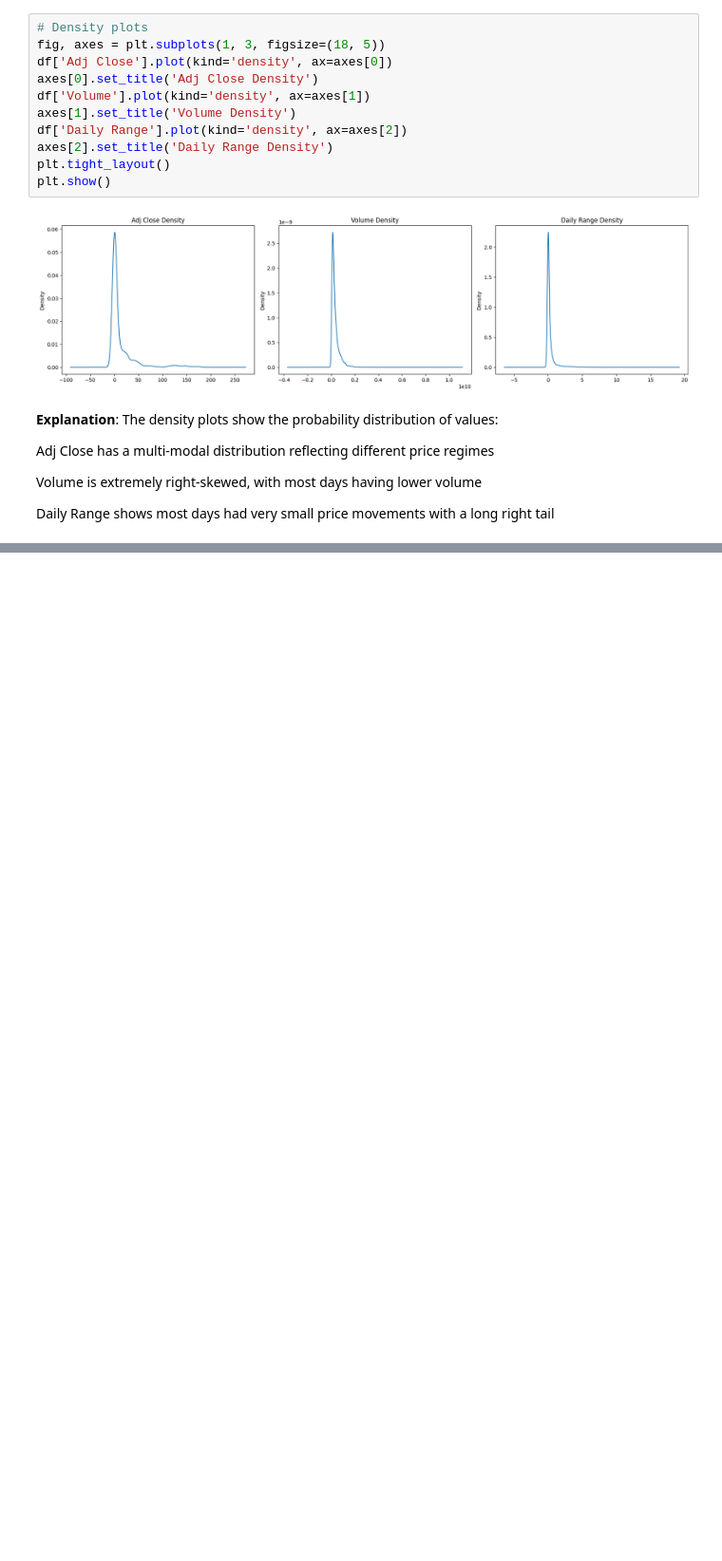
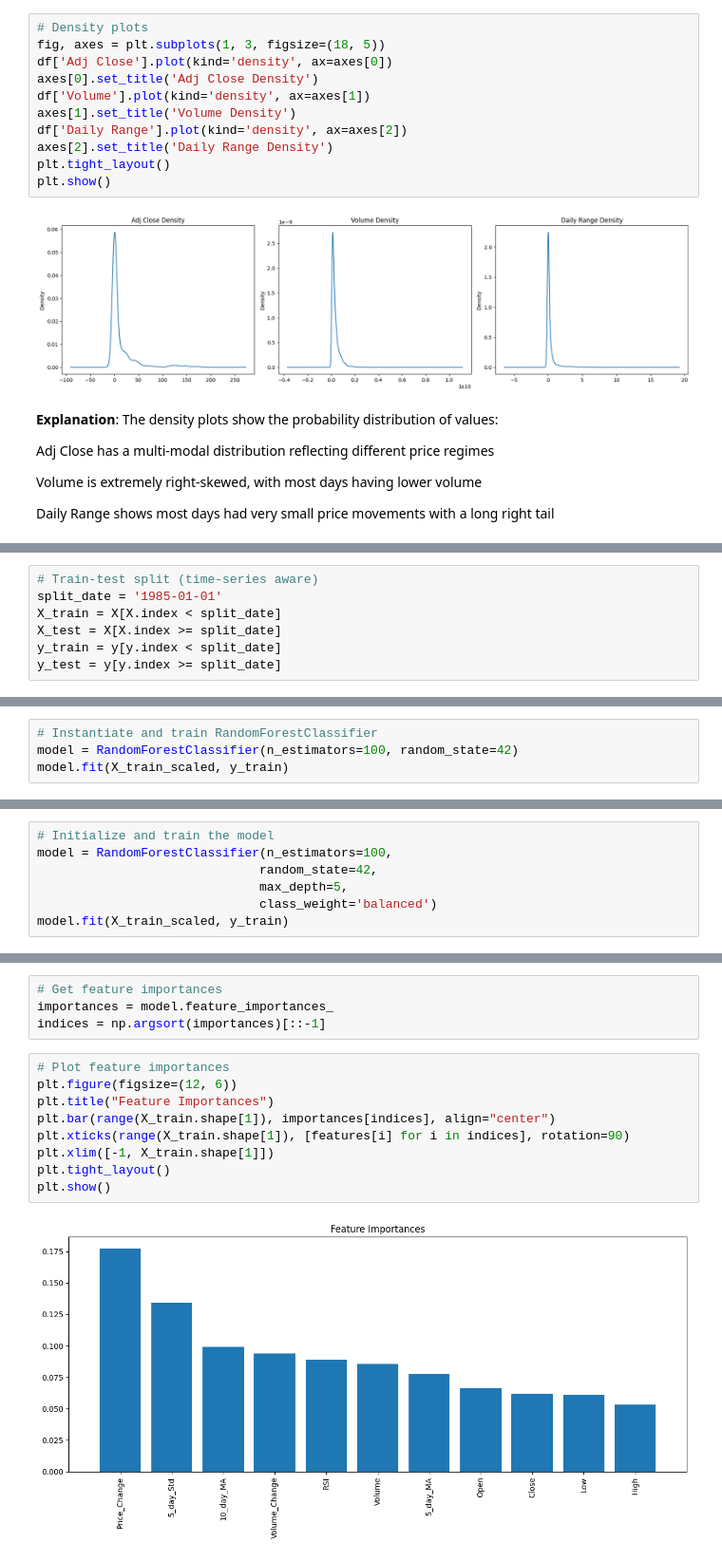
Before and after one commit to MuhammadBilal-Hub771/ML, a Jupyter notebook: DSproject.ipynb, the cells around one changed output, grey strips where cells are left out. Shown at 95% size. Saved outputs shown, nothing was run; the diff lists cells and outputs as text; blank space fills up the shorter version.

```diff
--- a/DSproject.ipynb
+++ b/DSproject.ipynb
@@ -250,0 +358,7 @@ Daily Range shows most days had very small price movements with a long right tai
+# %%
+# Train-test split (time-series aware)
+split_date = '1985-01-01'
+X_train = X[X.index < split_date]
+X_test = X[X.index >= split_date]
+y_train = y[y.index < split_date]
+y_test = y[y.index >= split_date]
@@ -250,0 +429,4 @@ Daily Range shows most days had very small price movements with a long right tai
+# %%
+# Instantiate and train RandomForestClassifier
+model = RandomForestClassifier(n_estimators=100, random_state=42)
+model.fit(X_train_scaled, y_train)
@@ -250,0 +487,7 @@ Daily Range shows most days had very small price movements with a long right tai
+# %%
+# Initialize and train the model
+model = RandomForestClassifier(n_estimators=100,
+                              random_state=42,
+                              max_depth=5,
+                              class_weight='balanced')
+model.fit(X_train_scaled, y_train)
@@ -250,0 +519,15 @@ Daily Range shows most days had very small price movements with a long right tai
+# %%
+# Get feature importances
+importances = model.feature_importances_
+indices = np.argsort(importances)[::-1]
+# %%
+# Plot feature importances
+plt.figure(figsize=(12, 6))
+plt.title("Feature Importances")
+plt.bar(range(X_train.shape[1]), importances[indices], align="center")
+plt.xticks(range(X_train.shape[1]), [features[i] for i in indices], rotation=90)
+plt.xlim([-1, X_train.shape[1]])
+plt.tight_layout()
+plt.show()
+# %% [output]
+[figure, added]
```
Also changed, not shown: parts of 45 cells of this notebook.
